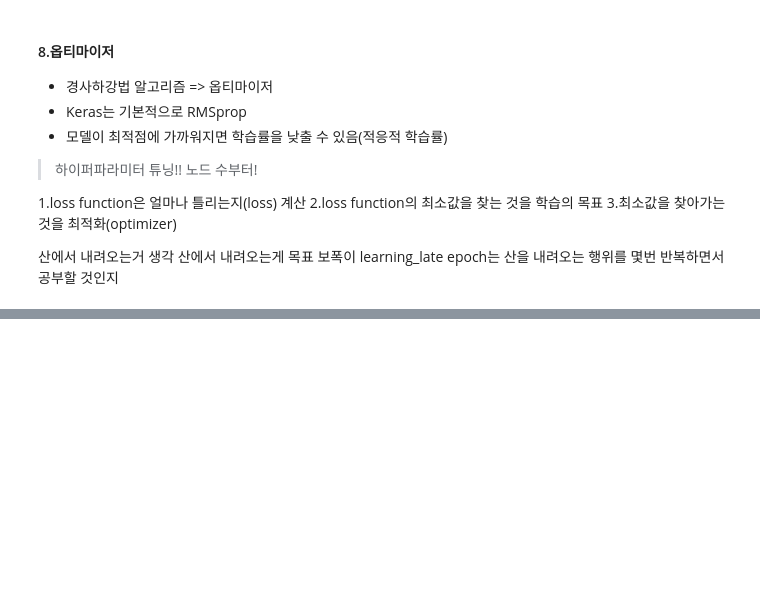
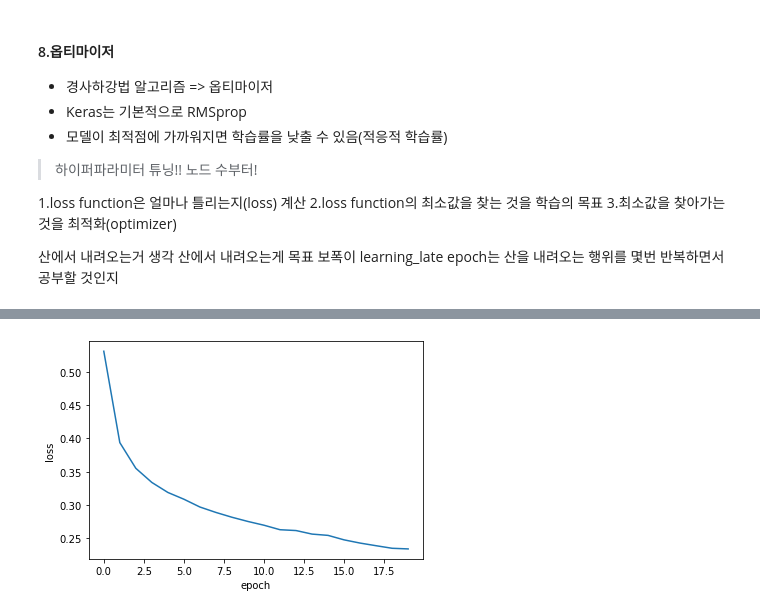
Before and after one commit to ChoLong02/Education_AI, a Jupyter notebook: 딥러닝모델/14주차_딥러닝모델.ipynb, the cells around one changed output, grey strips where cells are left out. Cells and saved outputs as stored; diff of their text form; code cells hidden in the pictures; blank space fills up the shorter version.

```diff
--- a/딥러닝모델/14주차_딥러닝모델.ipynb
+++ b/딥러닝모델/14주차_딥러닝모델.ipynb
@@ -367,0 +421,8 @@ model.evaluate(val_scaled, val_target)
+# %%
+# epoch를 20으로 늘렸더니 loss가 더 떨어짐
+plt.plot(history.history['loss'])
+plt.xlabel('epoch')
+plt.ylabel('loss')
+plt.show()
+# %% [output]
+[figure, added]
```
Also changed, not shown: parts of 42 cells of this notebook, 3 other files.
